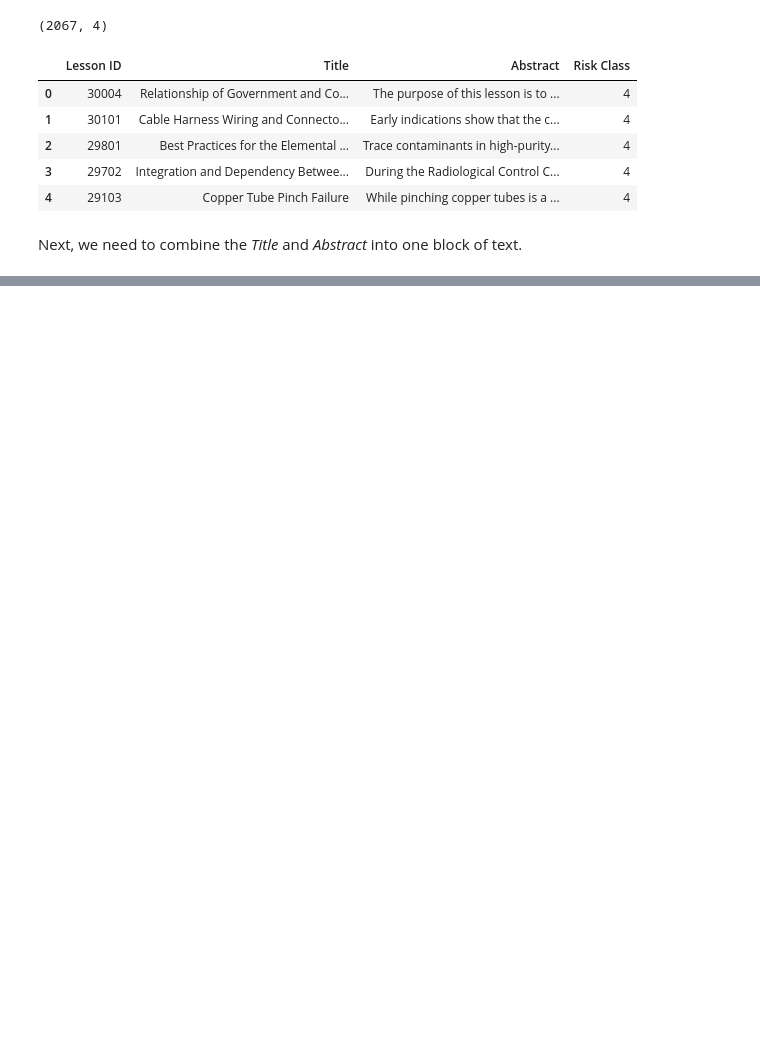
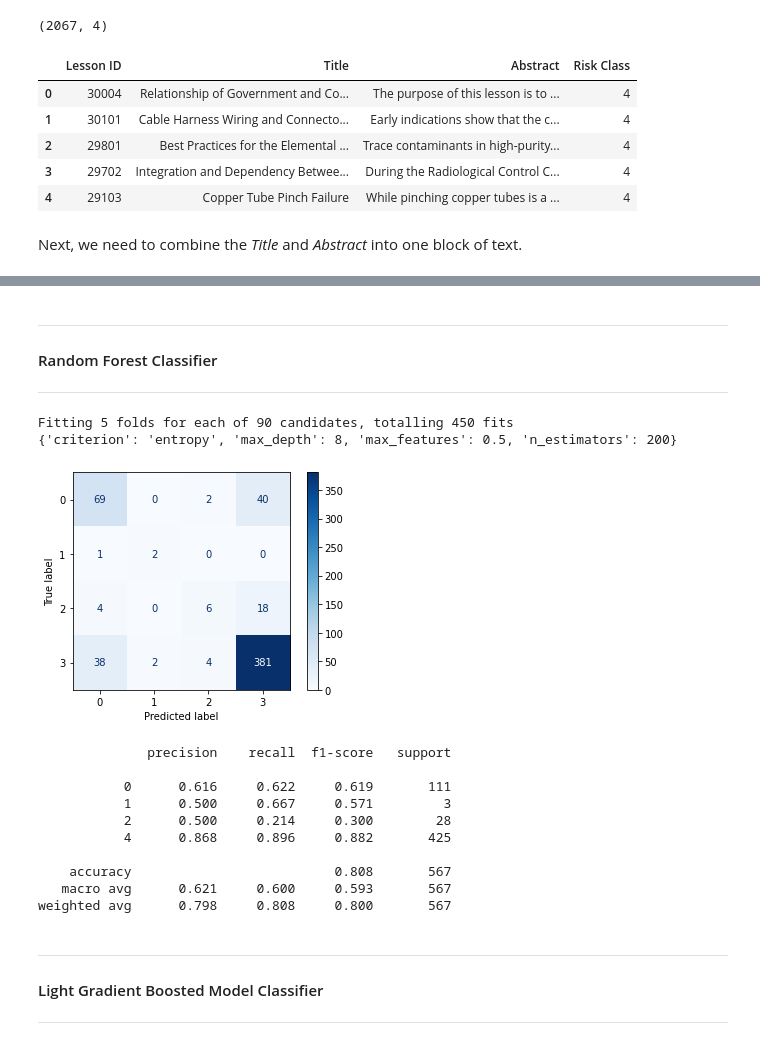
Before and after one commit to ainesh1993/riskyspacebusiness, a Jupyter notebook: notebooks/ModelRiskClass.ipynb, the cells around one changed output, grey strips where cells are left out. Saved outputs shown, nothing was run; the diff lists cells and outputs as text; code cells hidden in the pictures; blank space fills up the shorter version.

Commit message:
finalized notebooks, saved model pickle files

```diff
--- a/notebooks/ModelRiskClass.ipynb
+++ b/notebooks/ModelRiskClass.ipynb
@@ -107,0 +163,7 @@ df_master.head()
+# %%
+def split_data(df):
+    X = df.drop(['Lesson ID', 'Risk Class'], axis=1)
+    y = df['Risk Class']
+
+    X, y = OneSidedSelection(random_state=5).fit_resample(X, y)
+    return train_test_split(X, y, test_size=0.3, stratify=y, random_state=5)
@@ -173,6 +428,0 @@ display(pca_matrix.shape)
-# %%
-df_prototyping = df_prototyping[['Lesson ID', 'Risk Class']]
-df_prototyping = pd.concat([df_prototyping, pd.DataFrame(pca_matrix)], axis=1)
-
-display(df_prototyping.shape)
-df_prototyping.head()
@@ -437,0 +446,8 @@ df_master.iloc[:,3:].nunique()
+# %%
+if 'Description' in df_prototyping.columns:
+    pca_matrix, tfidf_vectorizer, pca_vectorizer = create_pca_representation(df_prototyping['Description'], 'prototype')
+    df_prototyping.drop('Description', axis=1, inplace=True)
+    df_prototyping = pd.concat([df_prototyping, pd.DataFrame(pca_matrix)], axis=1)
+
+display(df_prototyping.shape)
+df_prototyping.head()
@@ -437,0 +465,8 @@ df_master.iloc[:,3:].nunique()
+# %%
+X_train, X_test, y_train, y_test = split_data(df_prototyping)
+
+print('Training Output Variable Distribution')
+display(y_train.value_counts())
+print()
+print('Testing Output Variable Distribution')
+display(y_test.value_counts())
@@ -437,0 +512,29 @@ df_master.iloc[:,3:].nunique()
+# %% [markdown]
+***
+#### Random Forest Classifier
+***
+# %%
+best_rfc, rfc_pred, rfc_cm, rfc_metrics = model_randomforestclassifier_tuned(X_train, y_train, X_test, y_test)
+
+# display the confusion matrix for the logistic regression model
+dist = ConfusionMatrixDisplay(confusion_matrix=rfc_cm).plot(cmap=plt.cm.Blues)
+plt.show()
+print(rfc_metrics)
+# %% [output]
+Fitting 5 folds for each of 90 candidates, totalling 450 fits
+{'criterion': 'entropy', 'max_depth': 8, 'max_features': 0.5, 'n_estimators': 200}
+[figure, added]
+              precision    recall  f1-score   support
+
+           0      0.616     0.622     0.619       111
+           1      0.500     0.667     0.571         3
+           2      0.500     0.214     0.300        28
+           4      0.868     0.896     0.882       425
+
+    accuracy                          0.808       567
+   macro avg      0.621     0.600     0.593       567
+weighted avg      0.798     0.808     0.800       567
+# %% [markdown]
+***
+#### Light Gradient Boosted Model Classifier
+***
```
Also changed, not shown: parts of 79 cells of this notebook, 6 other files.
